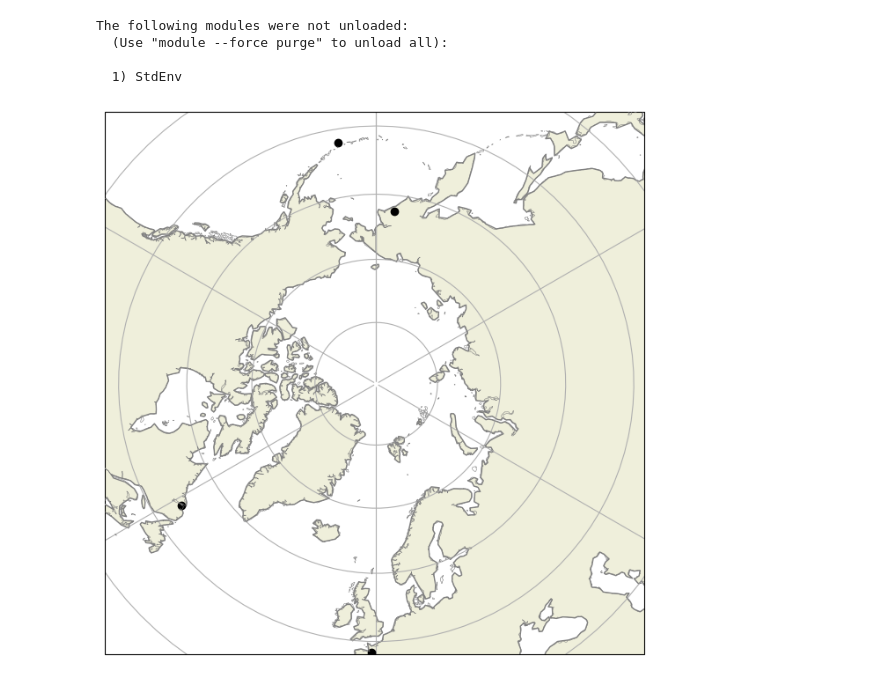
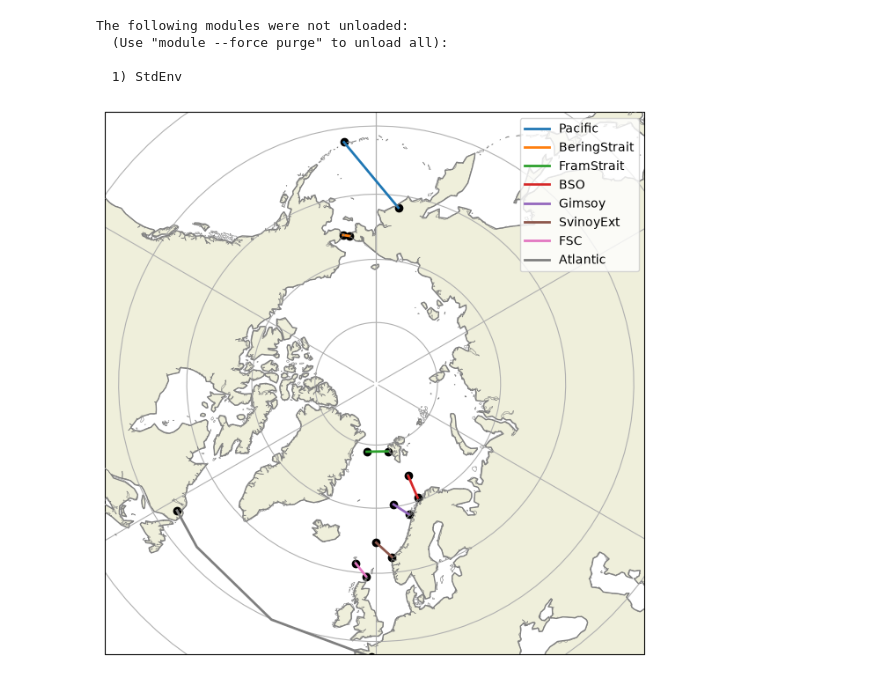
Before and after one commit to lilleannette/Script-tools, a Jupyter notebook: SEACLIM/Transport_check.ipynb, the cells around one changed output. Cells and saved outputs as stored; diff of their text form; code cells hidden in the pictures.

```diff
--- a/SEACLIM/Transport_check.ipynb
+++ b/SEACLIM/Transport_check.ipynb
@@ -38,16 +38,64 @@ def pcolormesh_curvilinear(lon, lat, data, ax=None, **kwargs):
     data = np.where(invalid, np.nan, data)
     return ax.pcolormesh(px, py, data, **kwargs)
 # %%
-POINTS = {
-    "Atlantic West": {"lat": 54.0, "lon": -58.0},
-    "Atlantic East": {"lat": 48.5, "lon": -1.0},
-    "Pacific West": {"lat": 62.5, "lon": 174.0},
-    "Pacific East": {"lat": 52.0, "lon": -171.0},
+SECTIONS = {
+    "Pacific": [
+        {"lon": 172.83, "lat": 61.84},
+        {"lon": -172.39, "lat": 52.02},
+    ],
+    "BeringStrait": [
+        {"lon": -169.70, "lat": 66.00},
+        {"lon": -167.47, "lat": 65.67},
+    ],
+    "FramStrait": [
+        {"lon": 10.00, "lat": 78.83},
+        {"lon": -8.00, "lat": 78.83},
+    ],
+    "BSO": [
+        {"lon": 20.000, "lat": 70.50},
+        {"lon": 19.167, "lat": 74.25},
+    ],
+    "Gimsoy": [
+        {"lon": 8.200, "lat": 70.40},
+        {"lon": 14.078, "lat": 68.406},
+    ],
+    "SvinoyExt": [
+        {"lon": 5.200, "lat": 62.367},
+        {"lon": 0.000, "lat": 64.667},
+    ],
+    "FSC": [
+        {"lon": -3.000, "lat": 59.50},
+        {"lon": -6.500, "lat": 61.33},
+    ],
+    "Atlantic": [
+        {"lon": -0.92, "lat": 47.80},
+        {"lon": -57.55, "lat": 53.10},
+    ],
 }
 
 fig, ax = ArcticMap()
 
-for name, p in POINTS.items():
-    plt.plot(p["lon"],p["lat"],"ko",transform=ccrs.PlateCarree())
+for name, pts in SECTIONS.items():
+    lons = [p["lon"] for p in pts]
+    lats = [p["lat"] for p in pts]
+
+    # Handle sections crossing the dateline
+    if max(lons) - min(lons) > 180:
+        lons = [lon + 360 if lon < 0 else lon for lon in lons]
+
+    # Plot endpoints
+    ax.plot(lons, lats, "ko", transform=ccrs.PlateCarree())
+
+    # Plot section
+    ax.plot(
+        lons,
+        lats,
+        lw=2,
+        label=name,
+        transform=ccrs.PlateCarree(),
+    )
+
+ax.legend()
+plt.show()
 # %% [output]
-[figure, old version]
+[figure, new version]
```
Also changed, not shown: parts of 5 cells of this notebook.
